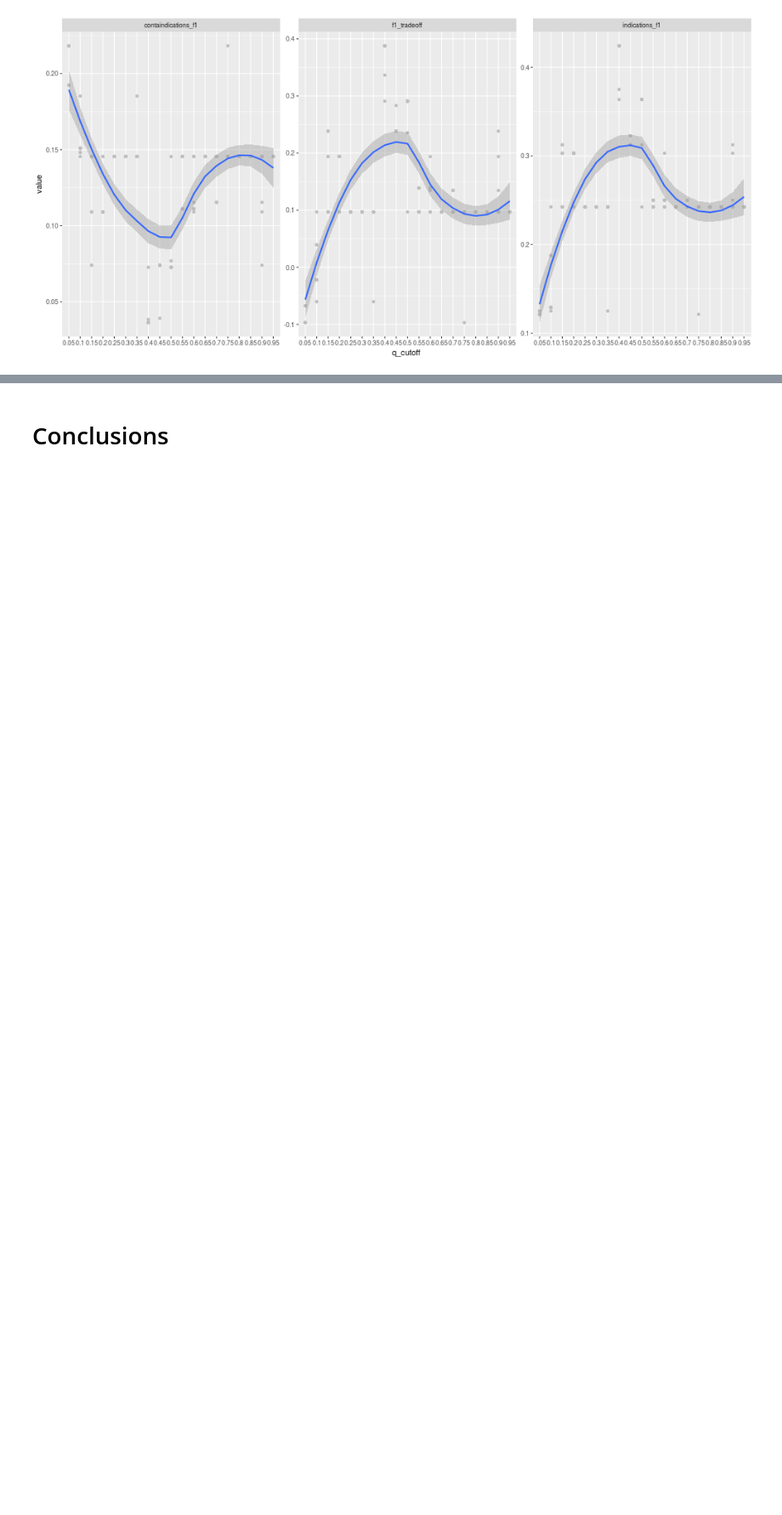
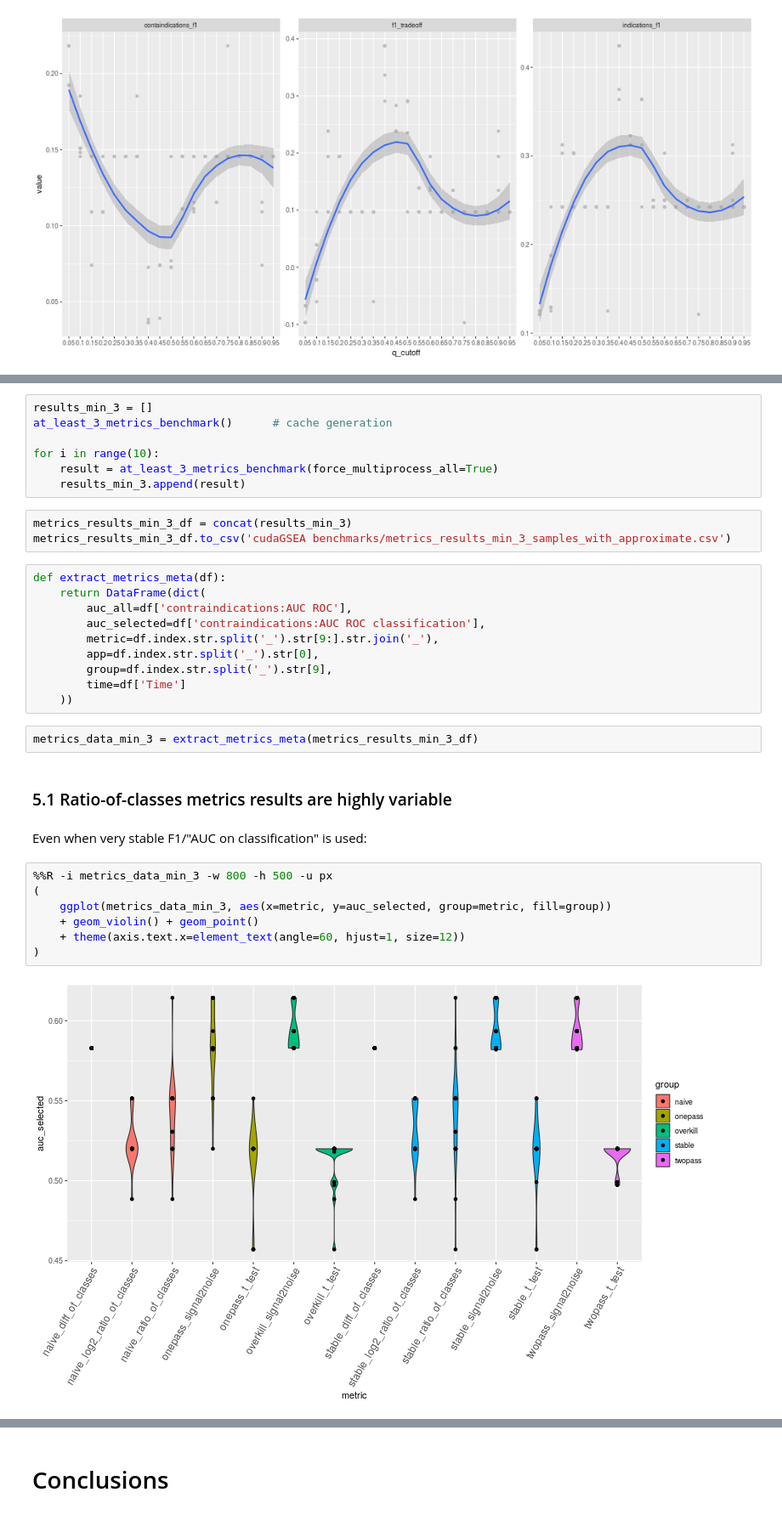
Before and after one commit to krassowski/drug-disease-profile-matching, a Jupyter notebook: notebooks/Signature-based drug-disease associations/cudaGSEA benchmarks.ipynb, the cells around one changed output, grey strips where cells are left out. Shown at 85% size. Saved outputs shown, nothing was run; the diff lists cells and outputs as text; blank space fills up the shorter version.

Commit message:
Update the cudaGSEA benchmarks

```diff
--- a/notebooks/Signature-based drug-disease associations/cudaGSEA benchmarks.ipynb
+++ b/notebooks/Signature-based drug-disease associations/cudaGSEA benchmarks.ipynb
@@ -505,0 +460,35 @@ Below one can see that there are no significant execution time differences among
+# %%
+results_min_3 = []
+at_least_3_metrics_benchmark()      # cache generation
+
+for i in range(10):
+    result = at_least_3_metrics_benchmark(force_multiprocess_all=True)
+    results_min_3.append(result)
+# %%
+metrics_results_min_3_df = concat(results_min_3)
+metrics_results_min_3_df.to_csv('cudaGSEA benchmarks/metrics_results_min_3_samples_with_approximate.csv')
+# %%
+def extract_metrics_meta(df):
+    return DataFrame(dict(
+        auc_all=df['contraindications:AUC ROC'],
+        auc_selected=df['contraindications:AUC ROC classification'],
+        metric=df.index.str.split('_').str[9:].str.join('_'),
+        app=df.index.str.split('_').str[0],
+        group=df.index.str.split('_').str[9],
+        time=df['Time']
+    ))
+# %%
+metrics_data_min_3 = extract_metrics_meta(metrics_results_min_3_df)
+# %% [markdown]
+### 5.1 Ratio-of-classes metrics results are highly variable
+# %% [markdown]
+Even when very stable F1/"AUC on classification" is used:
+# %%
+%%R -i metrics_data_min_3 -w 800 -h 500 -u px
+(
+    ggplot(metrics_data_min_3, aes(x=metric, y=auc_selected, group=metric, fill=group))
+    + geom_violin() + geom_point()
+    + theme(axis.text.x=element_text(angle=60, hjust=1, size=12))
+)
+# %% [output]
+[figure, added]
```
Also changed, not shown: parts of 56 cells of this notebook.
